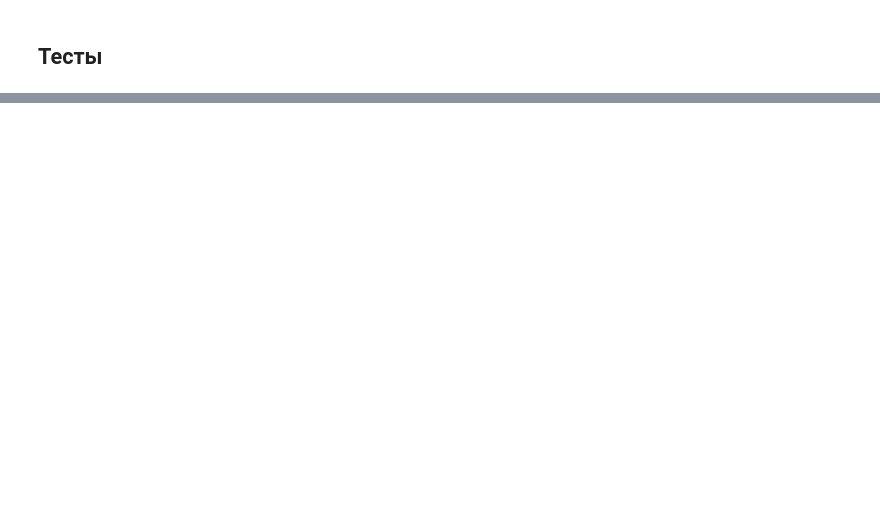
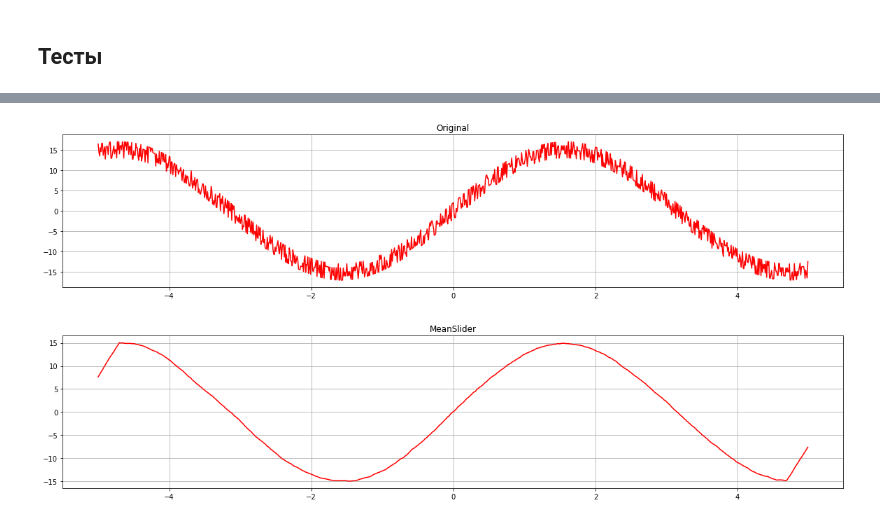
Before and after one commit to pishchev/Data-processing-methods, a Jupyter notebook: Filters.ipynb, the cells around one changed output, grey strips where cells are left out. Drawn from its saved outputs; the diff is of its cells as text; code cells hidden in the pictures; blank space fills up the shorter version.

```diff
--- a/Filters.ipynb
+++ b/Filters.ipynb
@@ -87,0 +123,7 @@ Test(cos_sin(2,5,5,40) ,0,6)
+# %%
+def sin_plus_rand(a,w,b):
+  return lambda x: a*np.sin(x*w) + random.randint(-b,b)
+TestMeanSlider(sin_plus_rand(15,1,2),30)
+# %% [output]
+[figure, added]
+[figure, added]
```
Also changed, not shown: parts of 6 cells of this notebook.
